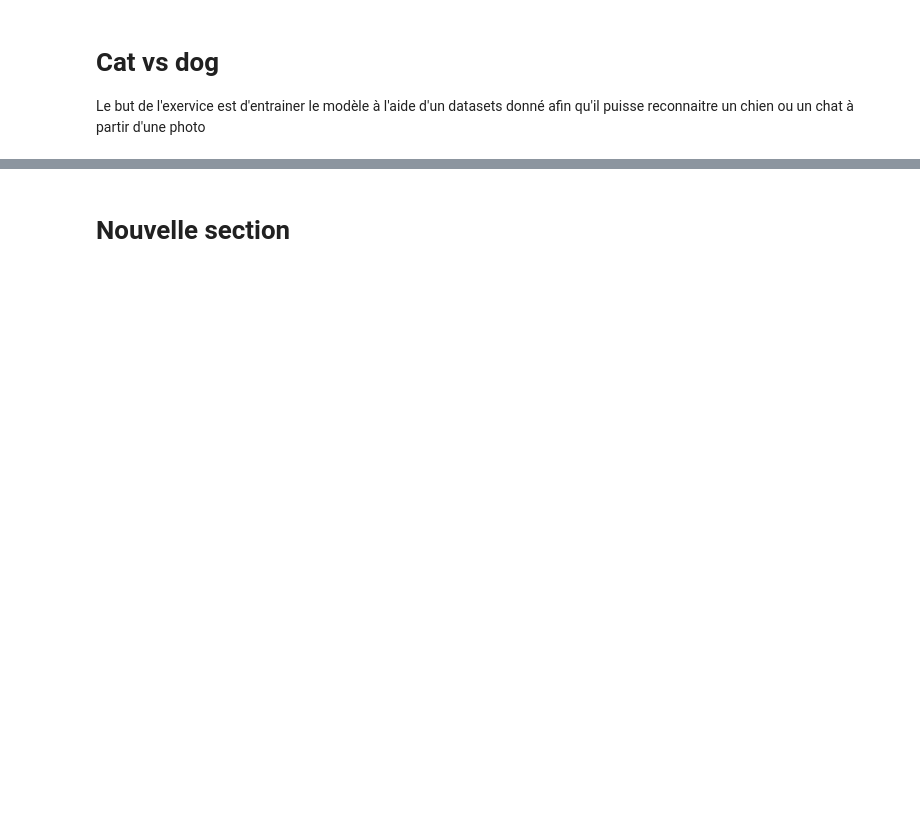
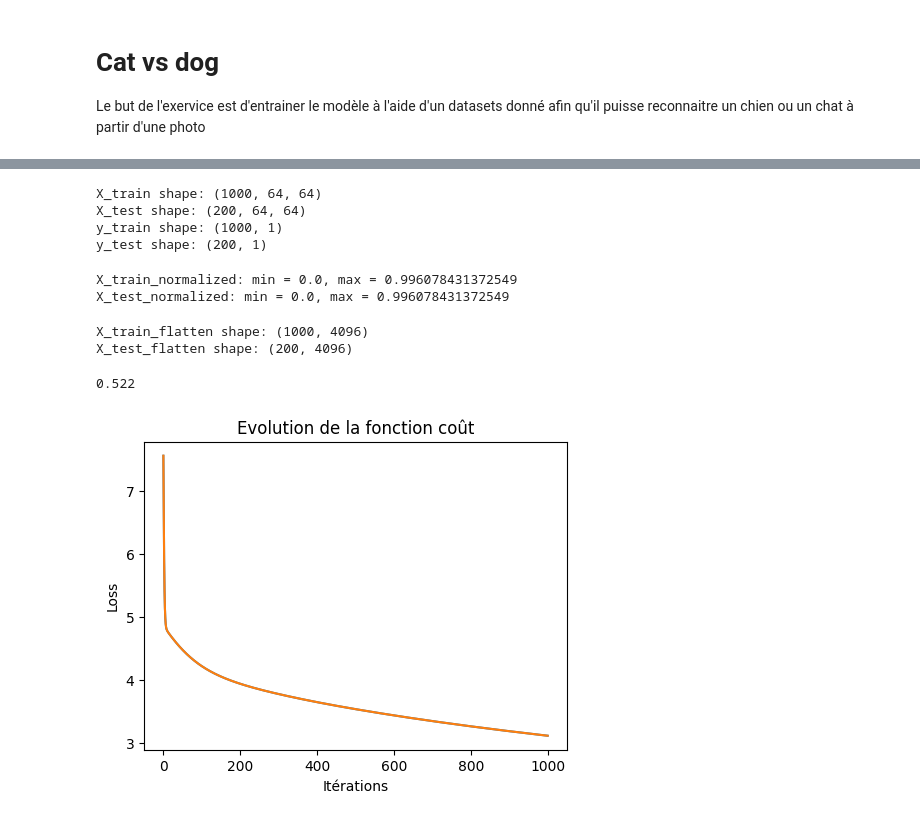
Before and after one commit to Yassin97440/first_neurones, a Jupyter notebook: cat_vs_dog.ipynb, the cells around one changed output, grey strips where cells are left out. Cells and saved outputs as stored; diff of their text form; code cells hidden in the pictures; blank space fills up the shorter version.

```diff
--- a/cat_vs_dog.ipynb
+++ b/cat_vs_dog.ipynb
@@ -90,0 +96,10 @@ Drive already mounted at /content/drive/; to attempt to forcibly remount, call d
+# %%
+def update(dW, db, W, b, learning_rate):
+    W = W - learning_rate * dW
+    b = b - learning_rate * db
+    return (W, b)
+# %%
+def predict(X, W, b):
+    A = model(X, W, b)
+    # print(A)
+    return A >= 0.5
@@ -109,2 +150,10 @@ NameError: name 'X_train' is not defined
-# %% [markdown]
-# Nouvelle section
+# %%
+print(f"X_train shape: {X_train.shape}")
+print(f"X_test shape: {X_test.shape}")
+print(f"y_train shape: {y_train.shape}")
+print(f"y_test shape: {y_test.shape}")
+# %% [output]
+X_train shape: (1000, 64, 64)
+X_test shape: (200, 64, 64)
+y_train shape: (1000, 1)
+y_test shape: (200, 1)
@@ -110,0 +168,29 @@ NameError: name 'X_train' is not defined
+# %%
+#Normalisation des datas
+#on normalise que les images
+X_train_normalized = X_train / 255.0
+X_test_normalized = X_test / 255.0
+
+# Vérification des valeurs
+print(f"X_train_normalized: min = {X_train_normalized.min()}, max = {X_train_normalized.max()}")
+print(f"X_test_normalized: min = {X_test_normalized.min()}, max = {X_test_normalized.max()}")
+# %% [output]
+X_train_normalized: min = 0.0, max = 0.996078431372549
+X_test_normalized: min = 0.0, max = 0.996078431372549
+# %%
+#flattening des datas
+X_train_flatten = X_train_normalized.reshape(X_train_normalized.shape[0], -1)
+X_test_flatten = X_test_normalized.reshape(X_test_normalized.shape[0], -1)
+
+# Vérification des nouvelles dimensions
+print(f"X_train_flatten shape: {X_train_flatten.shape}")  # devrait être (1000, 4096)
+print(f"X_test_flatten shape: {X_test_flatten.shape}")    # devrait être (200, 4096)
+# %% [output]
+X_train_flatten shape: (1000, 4096)
+X_test_flatten shape: (200, 4096)
+# %%
+#Entrainer le modèle
+W, b = artificial_neuron(X_train_flatten, y_train)
+# %% [output]
+0.522
+[figure, added]
```
Also changed, not shown: parts of 15 cells of this notebook, 3 other files.
